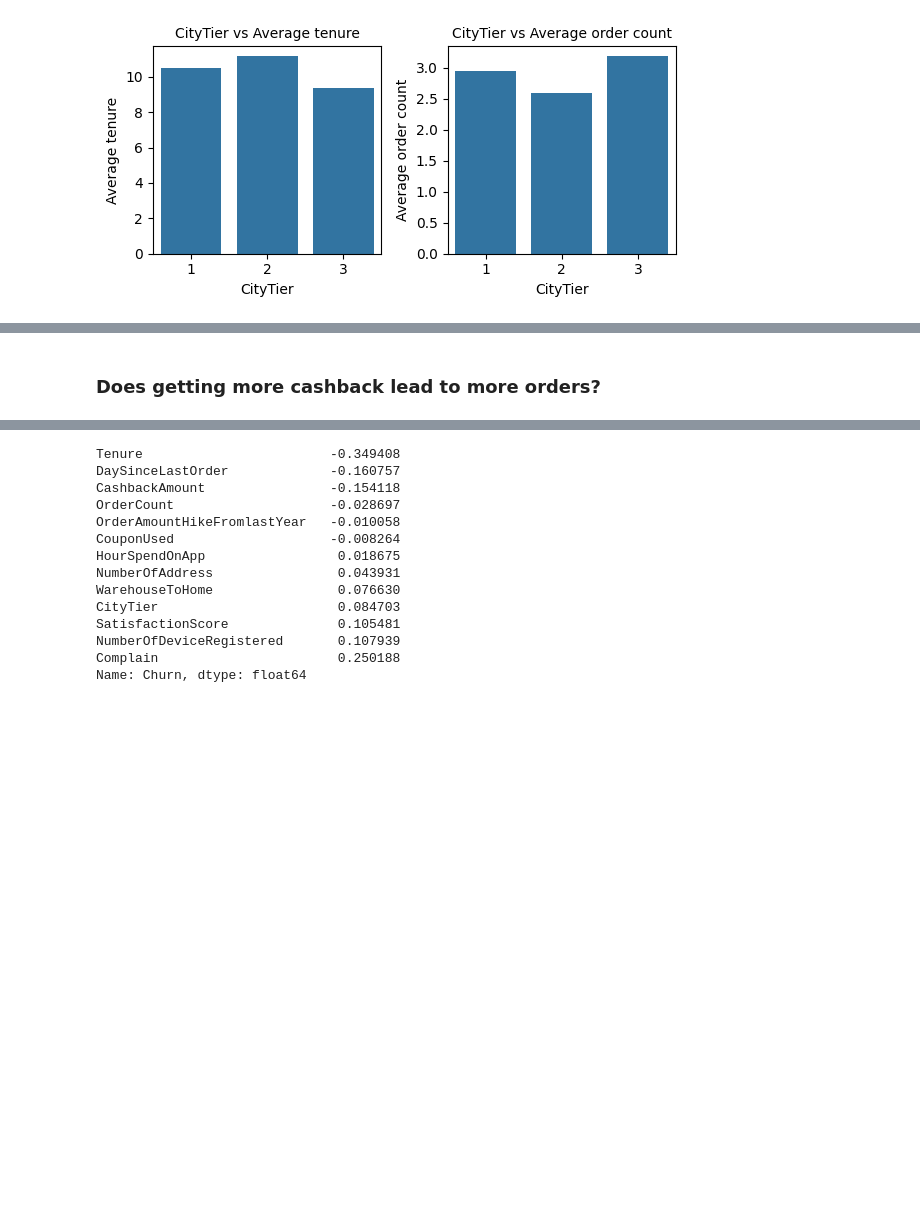
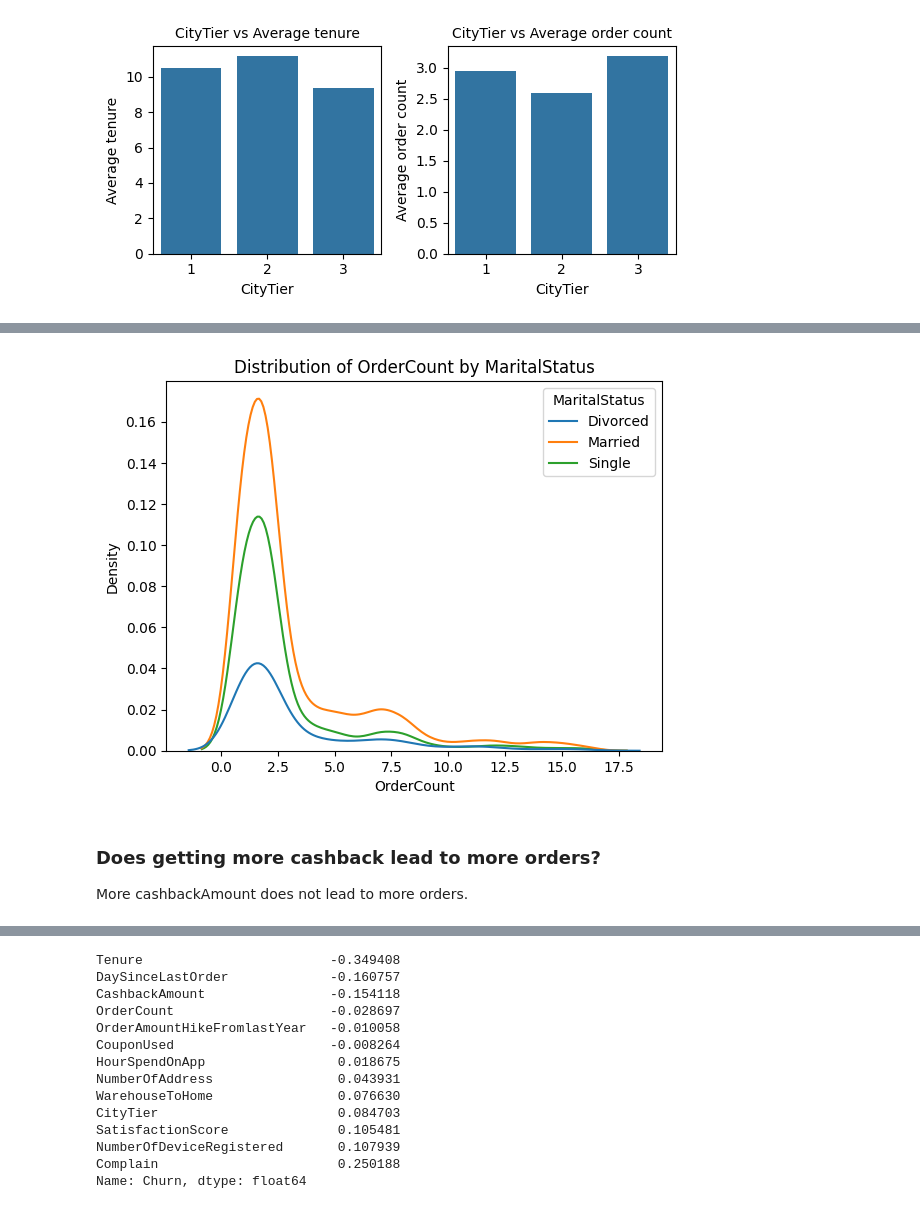
Before and after one commit to TsungYuanHsu/e-commerce_customer_churn_analysis, a Jupyter notebook: e-commerce_customer_churn_analysis.ipynb, the cells around one changed output, grey strips where cells are left out. Drawn from its saved outputs; the diff is of its cells as text; code cells hidden in the pictures; blank space fills up the shorter version.

```diff
--- a/e-commerce_customer_churn_analysis.ipynb
+++ b/e-commerce_customer_churn_analysis.ipynb
@@ -442,2 +468,12 @@ plt.show()
+# %%
+sns.kdeplot(x='OrderCount',
+            data=df_eda,
+            hue='MaritalStatus',
+           )
+plt.title('Distribution of OrderCount by MaritalStatus')
+plt.show()
+# %% [output]
+[figure, added]
 # %% [markdown]
 ### Does getting more cashback lead to more orders?
+More cashbackAmount does not lead to more orders.
```
Also changed, not shown: parts of 44 cells of this notebook.
